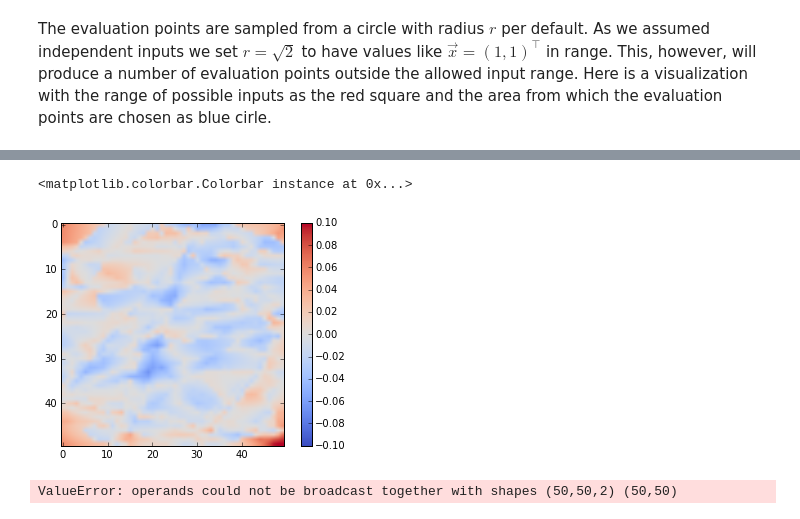
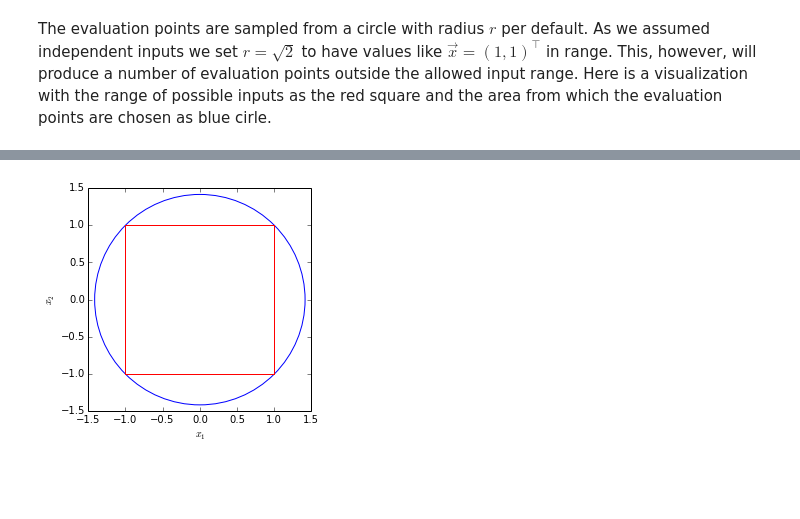
Before and after one commit to ctn-archive/technical-reports, a Jupyter notebook: Implementing-multiplications-in-the-NEF.ipynb, the cells around one changed output, grey strips where cells are left out. Saved outputs shown, nothing was run; the diff lists cells and outputs as text; code cells hidden in the pictures; blank space fills up the shorter version.

```diff
--- a/Implementing-multiplications-in-the-NEF.ipynb
+++ b/Implementing-multiplications-in-the-NEF.ipynb
@@ -661,20 +268,10 @@ print np.sqrt(np.mean(np.square(x[:, :, 0] * x[:, :, 1]) - y))
-# %%
-x, a = tuning_curves(ens, sim)
-y1 = np.dot(a, decoders1)
-y2 = np.dot(a, decoders2)
-plt.imshow(np.abs(x[:, :, 0] * x[:, :, 1] - y1) - np.abs(x[:, :, 0] * x[:, :, 1] - y2), cmap='coolwarm', vmin=-0.1, vmax=0.1)
-plt.colorbar()
-# %% [output]
-<matplotlib.colorbar.Colorbar instance at 0x...>
-[figure, removed]
-# %%
-x, a = tuning_curves(ens, sim)
-x = np.squeeze(x)
-y = np.dot(a, decoders1)
-plt.plot(x, (x * x - y) ** 2)
-plt.plot(x, (x * x - np.dot(a, decoders2)) ** 2)
-#plt.scatter(ep, ep * ep)
-#plt.plot(x, x*x)
-print np.mean((x * x - y) ** 2), np.mean((x * x - np.dot(a, decoders2)) ** 2)
-# %% [output]
-ValueError: operands could not be broadcast together with shapes (50,50,2) (50,50)
+# %%
+plt.subplot(1, 1, 1, aspect='equal')
+plt.gca().add_artist(plt.Circle([0, 0], radius=np.sqrt(2), fill=False, color='b'))
+plt.gca().add_artist(plt.Rectangle([-1, -1], 2, 2, fill=False, color='r'))
+plt.xlabel("$x_1$")
+plt.ylabel("$x_2$")
+plt.xlim(-1.5, 1.5)
+plt.ylim(-1.5, 1.5);
+# %% [output]
+[figure, added]
```
Also changed, not shown: parts of 110 cells of this notebook.
